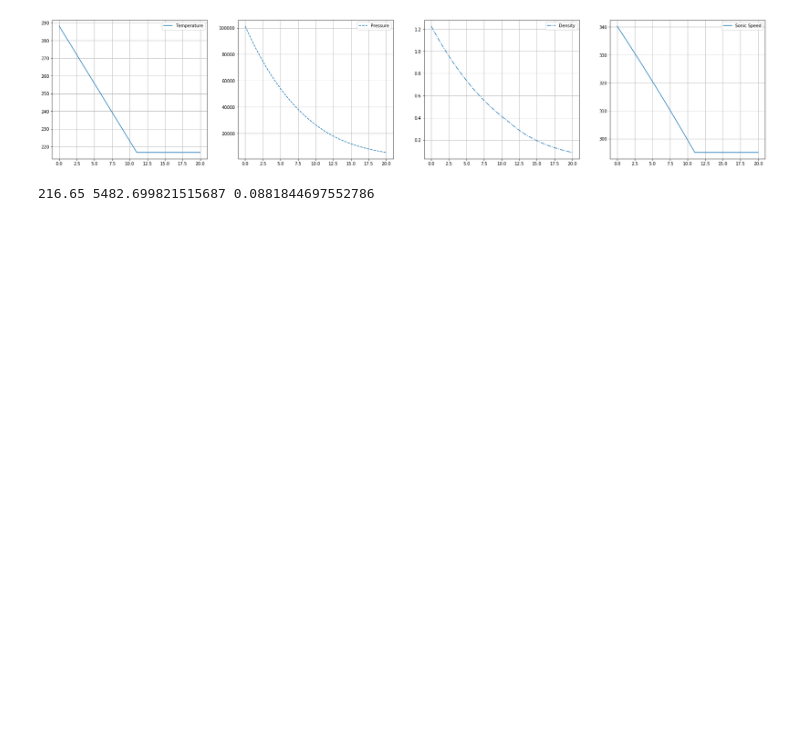
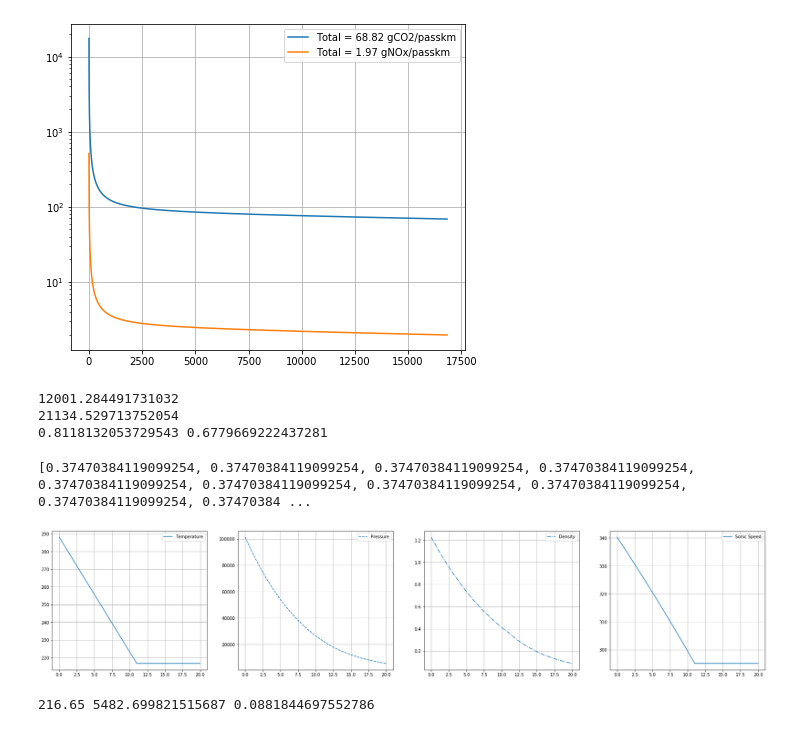
Before and after one commit to elbertwang00/4A7-Courseworks, a Jupyter notebook: Coursework 2 - Aviation and the Environment/coursework2.ipynb, the cells around one changed output. Saved outputs shown, nothing was run; the diff lists cells and outputs as text; code cells hidden in the pictures; blank space fills up the shorter version.

```diff
--- a/Coursework 2 - Aviation and the Environment/coursework2.ipynb
+++ b/Coursework 2 - Aviation and the Environment/coursework2.ipynb
@@ -69,3 +92,32 @@ plt.show()
+# %%
+gNOxPPKM = np.array(W_NOXs[1:]) / (240*np.array(distances[1:]))
+gCO2PPKM = np.array(W_CO2s[1:]) / (240*np.array(distances[1:]))
+
+# Pollution related plots
+plt.figure(figsize=[24,6])
+
+plt.subplot(1,3,1)
+plt.yscale('log')
+plt.plot(distances[1:], gCO2PPKM, label=f'Total = {round(gCO2PPKM[-1], 2)} gCO2/passkm')
+plt.plot(distances[1:], gNOxPPKM, label=f'Total = {round(gNOxPPKM[-1], 2)} gNOx/passkm')
+plt.grid()
+plt.legend()
+plt.show()
+# %% [output]
+[figure, added]
+# %%
+s12000 = np.where(np.array(distances)>12000)[0][0]
+print(distances[s12000])
+print(W_F - fuelBurn[s12000])
+print(machs[0], machs[s12000])
+# %% [output]
+12001.284491731032
+21134.529713752054
+0.8118132053729543 0.6779669222437281
+# %%
+print(effOveralls)
+# %% [output]
+[0.37470384119099254, 0.37470384119099254, 0.37470384119099254, 0.37470384119099254, 0.37470384119099254, 0.37470384119099254, 0.37470384119099254, 0.37470384119099254, 0.37470384119099254, 0.37470384 ...
 # %%
 T_sl = 288.15
 p_sl = 101325
```
Also changed, not shown: parts of 3 cells of this notebook, 1 other file.
